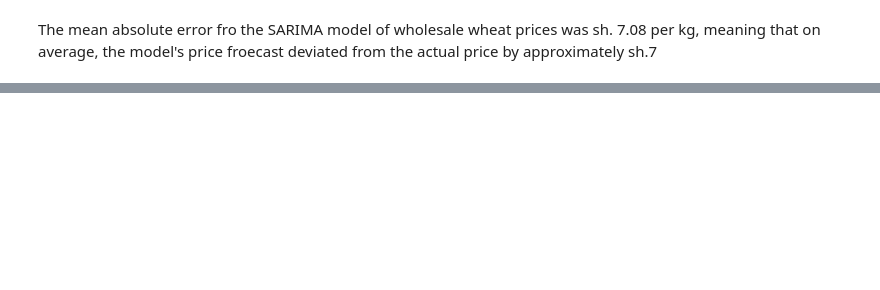
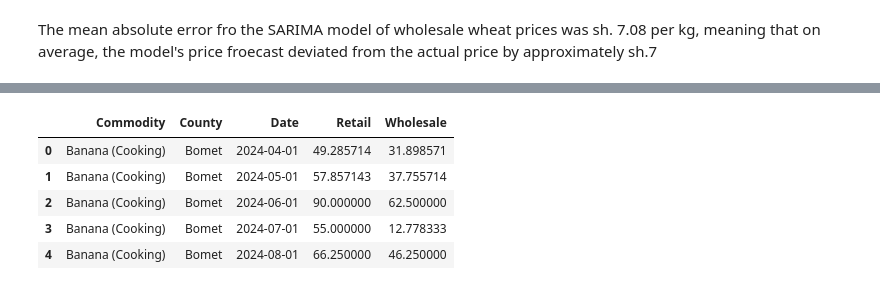
Before and after one commit to Victor-Mufasa/Agricultural-Commodity-Price-Forecasting, a Jupyter notebook: notebook/charity.ipynb, the cells around one changed output, grey strips where cells are left out. Saved outputs shown, nothing was run; the diff lists cells and outputs as text; code cells hidden in the pictures; blank space fills up the shorter version.

```diff
--- a/notebook/charity.ipynb
+++ b/notebook/charity.ipynb
@@ -286,0 +360,16 @@ The mean absolute error fro the SARIMA model of wholesale wheat prices was sh. 7
+# %%
+#grouping data by commodity, county, and month to get average retail and wholesale prices for each month
+monthly_data = data.groupby([
+    "Commodity",
+    "County",
+    pd.Grouper(key='Date', freq='MS')
+])[["Retail", "Wholesale"]].mean().reset_index()
+# %%
+monthly_data.head()
+# %% [output]
+|  | Commodity | County | Date | Retail | Wholesale |
+| 0 | Banana (Cooking) | Bomet | 2024-04-01 | 49.285714 | 31.898571 |
+| 1 | Banana (Cooking) | Bomet | 2024-05-01 | 57.857143 | 37.755714 |
+| 2 | Banana (Cooking) | Bomet | 2024-06-01 | 90.000000 | 62.500000 |
+| 3 | Banana (Cooking) | Bomet | 2024-07-01 | 55.000000 | 12.778333 |
+| 4 | Banana (Cooking) | Bomet | 2024-08-01 | 66.250000 | 46.250000 |
```
Also changed, not shown: parts of 26 cells of this notebook.
